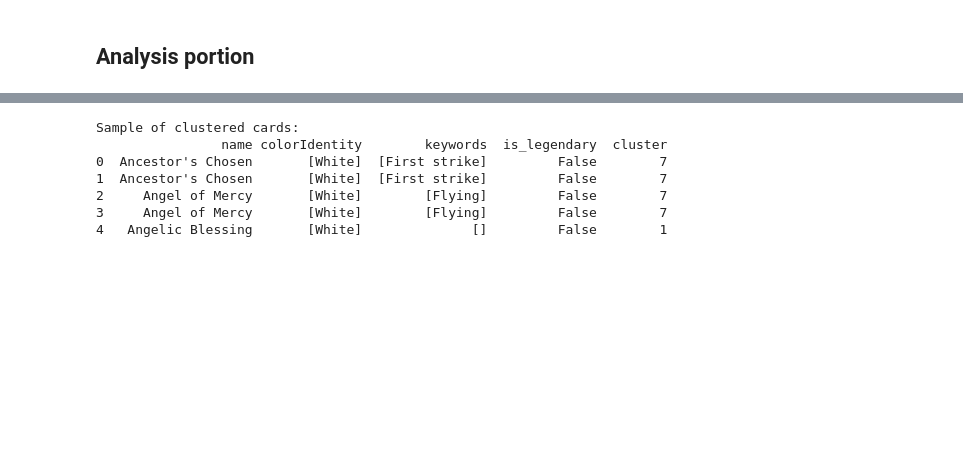
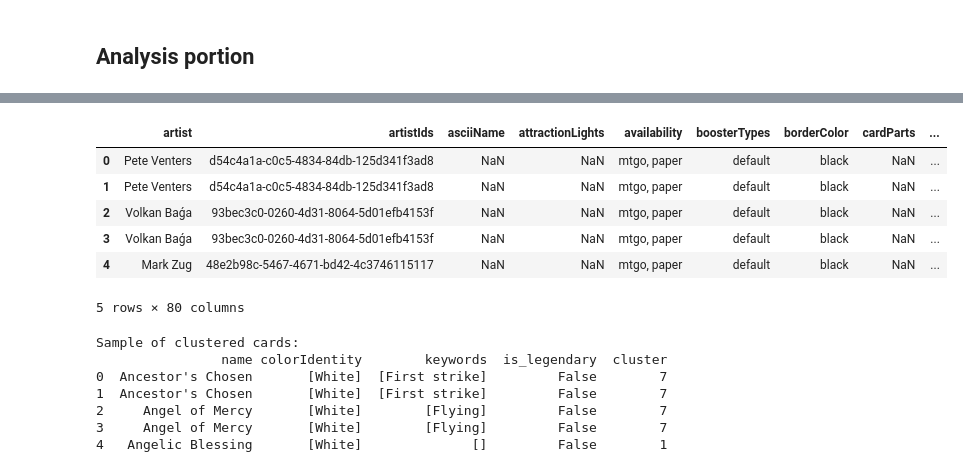
Before and after one commit to rockandfire/DataMiningProjectFa24, a Jupyter notebook: DataMiningProject.ipynb, the cells around one changed output, grey strips where cells are left out. Drawn from its saved outputs; the diff is of its cells as text; code cells hidden in the pictures; blank space fills up the shorter version.

```diff
--- a/DataMiningProject.ipynb
+++ b/DataMiningProject.ipynb
@@ -89,0 +93,38 @@ def find_related_cards(df, features, legendary_card_name, top_n=1000):
+# %%
+#cleans up data frame by removing unwanted columns
+def card_cleanup(df):
+    #removes warning statement of fills
+    pd.set_option('future.no_silent_downcasting', True)
+
+    keep_params = ['colorIdentity', 'colors', 'edhrecRank',
+                   'edhrecSaltiness', 'hasAlternativeDeckLimit',
+                    'isReserved', 'keywords', 'layout',
+                   'manaCost', 'manaValue', 'name', 'power',
+                   'subtypes', 'supertypes', 'text', 'toughness',
+                   'type', 'types', 'is_legendary',
+                   'rarity', ]
+    df_out = df[keep_params]
+    #fixes Nans for strings
+    df_out.loc[:, 'text'] = df_out['text'].fillna('').infer_objects(copy=False)
+
+    #fixes Nans for boolean values
+    df_out.loc[:, 'hasAlternativeDeckLimit'] = df_out['hasAlternativeDeckLimit'].fillna(False).infer_objects(copy=False) #assumes NA means it doesnt have a deck limit, aka false
+    df_out.loc[:, 'isReserved'] = df_out['isReserved'].fillna(False).infer_objects(copy=False) #assumes NA means it isnt reserved
+
+    #fixes nans for numeric
+    #-1 symbolizes the data is not valid (ie, a sorcerydoesn't have toughness so it is set to -1)
+    df_out.loc[:, 'edhrecRank'] = df_out['edhrecRank'].fillna(-1).infer_objects(copy=False)
+    df_out.loc[:, 'edhrecSaltiness'] = df_out['edhrecSaltiness'].fillna(-1).infer_objects(copy=False)
+    df_out.loc[:, 'toughness'] = df_out['toughness'].fillna(-1).infer_objects(copy=False)
+
+    #others
+    #special logic needed to set list to empty
+    df_out.loc[:, 'subtypes'] = df_out['subtypes'].apply(lambda x: [] if pd.isna(x) else x)
+    df_out.loc[:, 'supertypes'] = df_out['supertypes'].apply(lambda x: [] if pd.isna(x) else x)
+    df_out.loc[:, 'colors'] = df_out['colors'].apply(lambda x: [] if pd.isna(x) else x)
+
+    #should these be normalized or not even used?
+
+    return df_out
+# %%
+df = card_cleanup(df_raw)
@@ -90,7 +139,4 @@ def find_related_cards(df, features, legendary_card_name, top_n=1000):
 # %%
-df = load_card_data()
-features, mlb_colors, mlb_keywords = prepare_features(df)
-
 # Perform clustering
 clusters = cluster_cards(features)
 df['cluster'] = clusters
@@ -97,3 +165,13 @@ df['cluster'] = clusters
+# %%
+df.head()
+# %% [output]
+|  | artist | artistIds | asciiName | attractionLights | availability | boosterTypes | borderColor | cardParts | ... |
+| 0 | Pete Venters | d54c4a1a-c0c5-4834-84db-125d341f3ad8 | NaN | NaN | mtgo, paper | default | black | NaN | ... |
+| 1 | Pete Venters | d54c4a1a-c0c5-4834-84db-125d341f3ad8 | NaN | NaN | mtgo, paper | default | black | NaN | ... |
+| 2 | Volkan Baǵa | 93bec3c0-0260-4d31-8064-5d01efb4153f | NaN | NaN | mtgo, paper | default | black | NaN | ... |
+| 3 | Volkan Baǵa | 93bec3c0-0260-4d31-8064-5d01efb4153f | NaN | NaN | mtgo, paper | default | black | NaN | ... |
+| 4 | Mark Zug | 48e2b98c-5467-4671-bd42-4c3746115117 | NaN | NaN | mtgo, paper | default | black | NaN | ... |
+5 rows × 80 columns
 # %%
 print("Sample of clustered cards:")
 print(df[['name', 'colorIdentity', 'keywords', 'is_legendary', 'cluster']].head(5))
```
Also changed, not shown: parts of 4 cells of this notebook.
